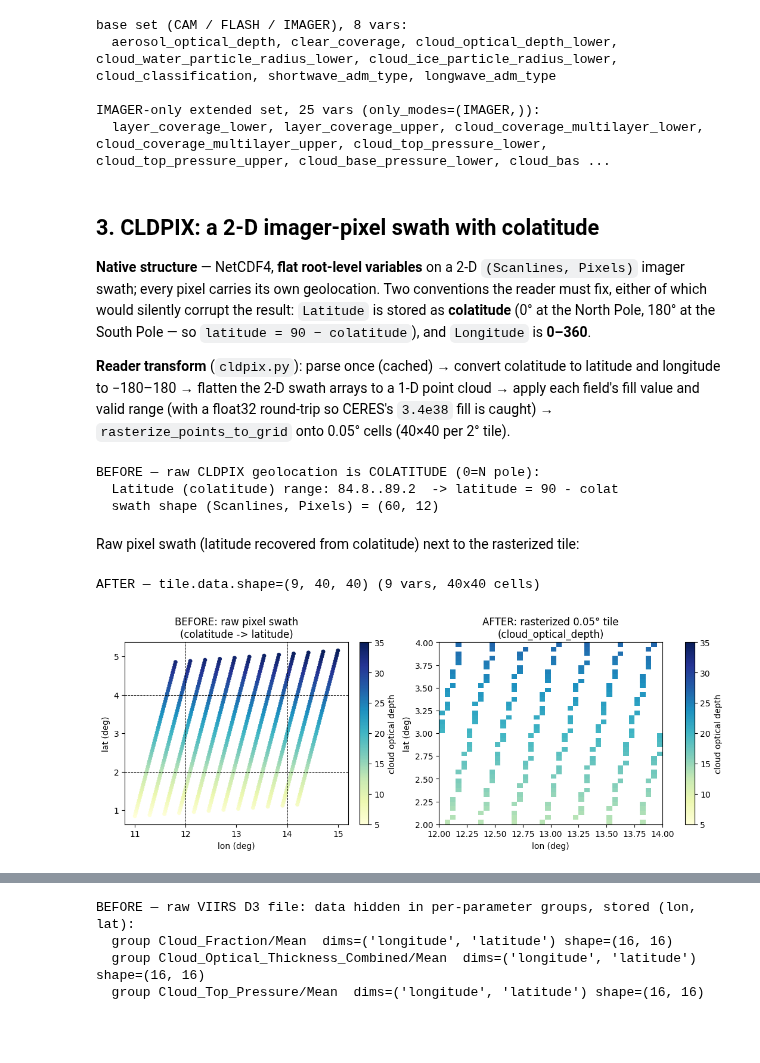
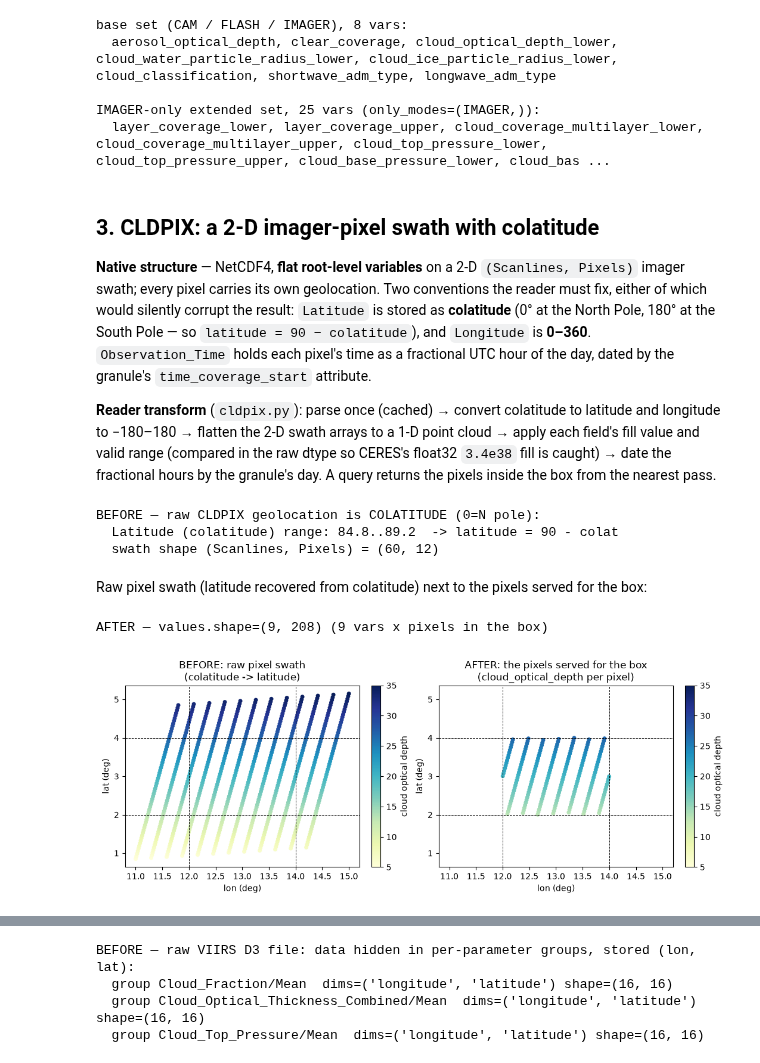
Before and after one commit to LASP-Libera/libera_utils, a Jupyter notebook: notebooks/03_readers_swath.ipynb, the cells around one changed output, grey strips where cells are left out. Saved outputs shown, nothing was run; the diff lists cells and outputs as text; code cells hidden in the pictures; blank space fills up the shorter version.

```diff
--- a/notebooks/03_readers_swath.ipynb
+++ b/notebooks/03_readers_swath.ipynb
@@ -43,9 +48,13 @@ if str(repo_root) not in sys.path:
 # %%
 import libera_utils.footprint_matching.readers  # noqa: F401  (import triggers registration)
 from libera_utils.footprint_matching.readers.registry import ReaderRegistry
-from libera_utils.footprint_matching.types import TileKey
+from libera_utils.footprint_matching.types import BoundingBox
+from tests.test_data.footprint_matching.fixtures import SWATH_FIXTURE_TIME
 
 workdir = Path(tempfile.mkdtemp(prefix="fmatch_nb03_"))
+# The observation time the synthetic swath granules carry, and the 2°x2° box queried below.
+T = SWATH_FIXTURE_TIME
+BOX = BoundingBox(2.0, 4.0, 12.0, 14.0)
 # %% [markdown]
 ## 1. The registry is now complete: all nine readers
 
@@ -167,12 +184,15 @@ IMAGER-only extended set, 25 vars (only_modes=(IMAGER,)):
 `(Scanlines, Pixels)` imager swath; every pixel carries its own geolocation. Two
 conventions the reader must fix, either of which would silently corrupt the result:
 `Latitude` is stored as **colatitude** (0° at the North Pole, 180° at the South Pole — so
-`latitude = 90 − colatitude`), and `Longitude` is **0–360**.
+`latitude = 90 − colatitude`), and `Longitude` is **0–360**. `Observation_Time` holds each
+pixel's time as a fractional UTC hour of the day, dated by the granule's
+`time_coverage_start` attribute.
 
 **Reader transform** (`cldpix.py`): parse once (cached) → convert colatitude to latitude
 and longitude to −180–180 → flatten the 2-D swath arrays to a 1-D point cloud → apply each
-field's fill value and valid range (with a float32 round-trip so CERES's `3.4e38` fill is
-caught) → `rasterize_points_to_grid` onto 0.05° cells (40×40 per 2° tile).
+field's fill value and valid range (compared in the raw dtype so CERES's float32 `3.4e38`
+fill is caught) → date the fractional hours by the granule's day. A query returns the
+pixels inside the box from the nearest pass.
 # %%
 from tests.test_data.footprint_matching.fixtures import make_cldpix_fixture
 
@@ -199,31 +219,34 @@ BEFORE — raw CLDPIX geolocation is COLATITUDE (0=N pole):
   Latitude (colatitude) range: 84.8..89.2  -> latitude = 90 - colat
   swath shape (Scanlines, Pixels) = (60, 12)
 # %% [markdown]
-Raw pixel swath (latitude recovered from colatitude) next to the rasterized tile:
+Raw pixel swath (latitude recovered from colatitude) next to the pixels served for the box:
 # %%
 cldpix = ReaderRegistry.get("cldpix")(cldpix_path)
-p_lats, p_lons, p_vals = cldpix._load_points()
-ctile = cldpix.load_tile(TileKey("cldpix", 46, 96))
+cpoints = cldpix._load_granule(cldpix_path)
+csamples = cldpix.samples_in(BOX, T)
 cod = [v.name for v in cldpix.VARIABLES].index("cloud_optical_depth")
-print(f"AFTER — tile.data.shape={ctile.data.shape} (9 vars, 40x40 cells)")
+print(f"AFTER — values.shape={csamples.values.shape} (9 vars x pixels in the box)")
 
-vmin, vmax = float(np.nanmin(p_vals[cod])), float(np.nanmax(p_vals[cod]))
+vmin, vmax = float(np.nanmin(cpoints.values[cod])), float(np.nanmax(cpoints.values[cod]))
 fig, axes = plt.subplots(1, 2, figsize=(10.5, 4.0), constrained_layout=True)
-sc = axes[0].scatter(p_lons, p_lats, c=p_vals[cod], cmap="YlGnBu", s=16, vmin=vmin, vmax=vmax)
-for x in (12, 14):
-    axes[0].axvline(x, color="k", lw=0.7, ls="--")
-for y in (2, 4):
-    axes[0].axhline(y, color="k", lw=0.7, ls="--")
+sc = axes[0].scatter(cpoints.lons, cpoints.lats, c=cpoints.values[cod], cmap="YlGnBu", s=16, vmin=vmin, vmax=vmax)
+for ax in axes:
+    for x in (12, 14):
+        ax.axvline(x, color="k", lw=0.7, ls="--")
+    for y in (2, 4):
+        ax.axhline(y, color="k", lw=0.7, ls="--")
 axes[0].set_title("BEFORE: raw pixel swath\n(colatitude -> latitude)")
 axes[0].set_xlabel("lon (deg)")
 axes[0].set_ylabel("lat (deg)")
 fig.colorbar(sc, ax=axes[0], label="cloud optical depth")
-im = axes[1].pcolormesh(ctile.lons, ctile.lats, ctile.data[cod], cmap="YlGnBu", vmin=vmin, vmax=vmax, shading="auto")
-axes[1].set_title("AFTER: rasterized 0.05° tile\n(cloud_optical_depth)")
+sc2 = axes[1].scatter(csamples.lons, csamples.lats, c=csamples.values[cod], cmap="YlGnBu", s=16, vmin=vmin, vmax=vmax)
+axes[1].set_xlim(axes[0].get_xlim())
+axes[1].set_ylim(axes[0].get_ylim())
+axes[1].set_title("AFTER: the pixels served for the box\n(cloud_optical_depth per pixel)")
 axes[1].set_xlabel("lon (deg)")
 axes[1].set_ylabel("lat (deg)")
-fig.colorbar(im, ax=axes[1], label="cloud optical depth")
+fig.colorbar(sc2, ax=axes[1], label="cloud optical depth")
 plt.show()
 # %% [output]
-AFTER — tile.data.shape=(9, 40, 40) (9 vars, 40x40 cells)
+AFTER — values.shape=(9, 208) (9 vars x pixels in the box)
-[figure, old version]
+[figure, new version]
```
Also changed, not shown: parts of 10 cells of this notebook, 8 other files.
